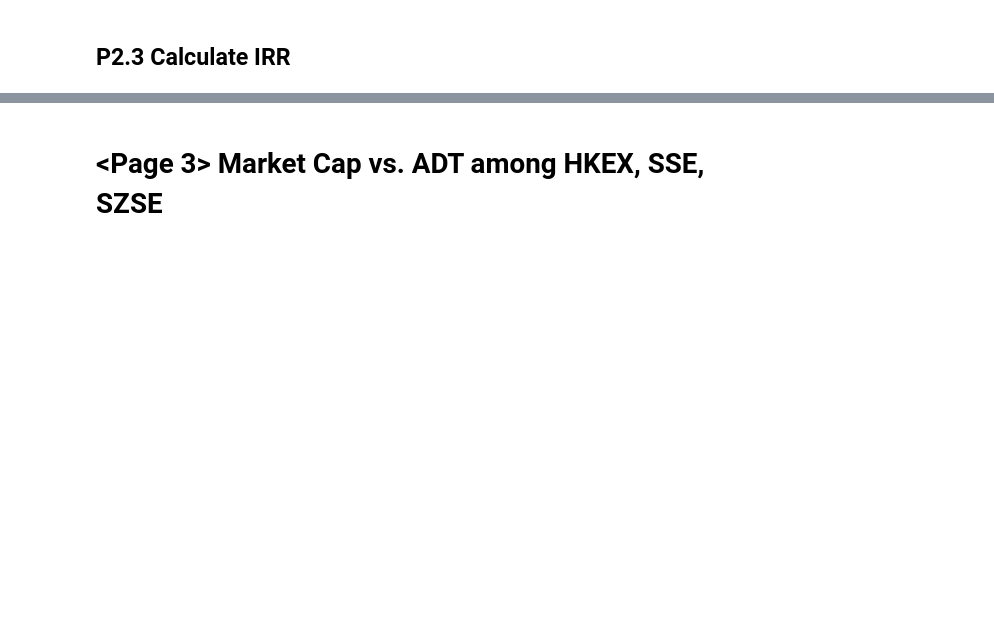
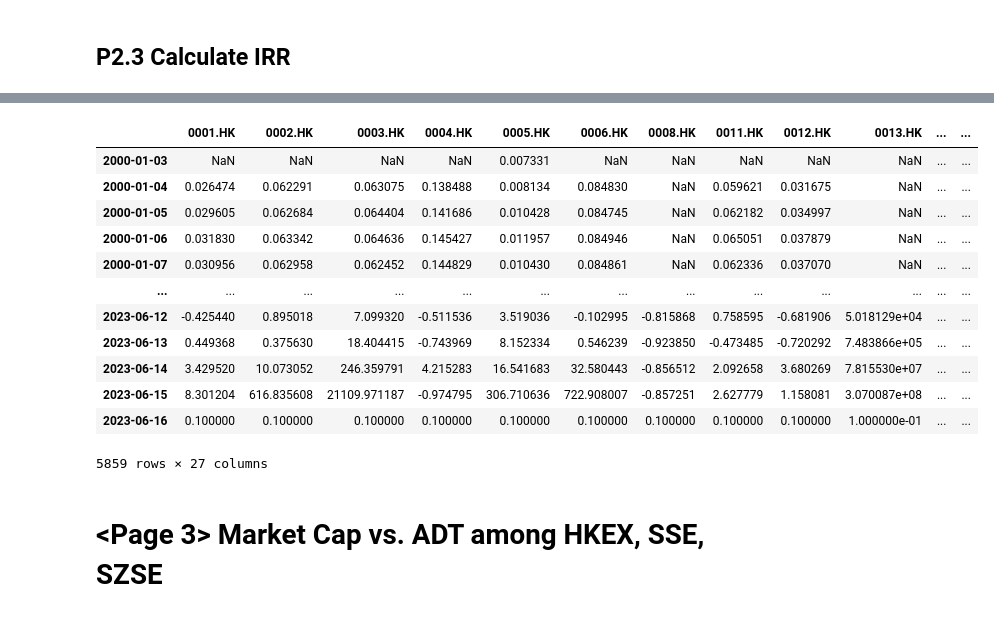
Before and after one commit to ckyma/exchatbook, a Jupyter notebook: getYahooData.ipynb, the cells around one changed output, grey strips where cells are left out. Saved outputs shown, nothing was run; the diff lists cells and outputs as text; code cells hidden in the pictures; blank space fills up the shorter version.

```diff
--- a/getYahooData.ipynb
+++ b/getYahooData.ipynb
@@ -922,0 +973,7 @@ ftas_data = pd.read_pickle("ftas_data.pkl")
+# %%
+if not pd.isna(value):
+    temp = pd.Series(xirr([index, last_date], [-value, last_value]), index = [index], dtype='float64')
+else:
+    temp = pd.Series(None, index = [index], dtype='float64')
+tempdata = pd.concat([tempdata, temp])
+tempdata
@@ -922,0 +984,10 @@ ftas_data = pd.read_pickle("ftas_data.pkl")
+# %%
+for index, value in data.items():
+    if not pd.isna(value):
+        temp = pd.Series(xirr([index, last_date], [-value, last_value]), index = [index], dtype='float64')
+    else:
+        temp = pd.Series(None, index = [index], dtype='float64')
+    tempdata = pd.concat([tempdata, temp])
+# %%
+tempdata.name = "0001.HK"
+tempdata
@@ -923,3 +1026,35 @@ ftas_data = pd.read_pickle("ftas_data.pkl")
+# %%
+hsci_irr = pd.DataFrame()
+
+for ticker, data in hsci_data["Adj Close"].items():
+    last_date = pd.Series.last_valid_index(data)
+    last_value = data[pd.Series.last_valid_index(data)]
+
+    tempdata = pd.Series(dtype='float64')
+    for index, value in data.items():
+        if not pd.isna(value):
+            temp = pd.Series(xirr([index, last_date], [-abs(value), last_value]), index = [index], dtype='float64')
+        else:
+            temp = pd.Series(None, index = [index], dtype='float64')
+        tempdata = pd.concat([tempdata, temp])
+
+    hsci_irr[ticker] = tempdata
+# %%
+hsci_irr
+# %% [output]
+|  | 0001.HK | 0002.HK | 0003.HK | 0004.HK | 0005.HK | 0006.HK | 0008.HK | 0011.HK | 0012.HK | 0013.HK | ... | ... |
+| 2000-01-03 | NaN | NaN | NaN | NaN | 0.007331 | NaN | NaN | NaN | NaN | NaN | ... | ... |
+| 2000-01-04 | 0.026474 | 0.062291 | 0.063075 | 0.138488 | 0.008134 | 0.084830 | NaN | 0.059621 | 0.031675 | NaN | ... | ... |
+| 2000-01-05 | 0.029605 | 0.062684 | 0.064404 | 0.141686 | 0.010428 | 0.084745 | NaN | 0.062182 | 0.034997 | NaN | ... | ... |
+| 2000-01-06 | 0.031830 | 0.063342 | 0.064636 | 0.145427 | 0.011957 | 0.084946 | NaN | 0.065051 | 0.037879 | NaN | ... | ... |
+| 2000-01-07 | 0.030956 | 0.062958 | 0.062452 | 0.144829 | 0.010430 | 0.084861 | NaN | 0.062336 | 0.037070 | NaN | ... | ... |
+| ... | ... | ... | ... | ... | ... | ... | ... | ... | ... | ... | ... | ... |
+| 2023-06-12 | -0.425440 | 0.895018 | 7.099320 | -0.511536 | 3.519036 | -0.102995 | -0.815868 | 0.758595 | -0.681906 | 5.018129e+04 | ... | ... |
+| 2023-06-13 | 0.449368 | 0.375630 | 18.404415 | -0.743969 | 8.152334 | 0.546239 | -0.923850 | -0.473485 | -0.720292 | 7.483866e+05 | ... | ... |
+| 2023-06-14 | 3.429520 | 10.073052 | 246.359791 | 4.215283 | 16.541683 | 32.580443 | -0.856512 | 2.092658 | 3.680269 | 7.815530e+07 | ... | ... |
+| 2023-06-15 | 8.301204 | 616.835608 | 21109.971187 | -0.974795 | 306.710636 | 722.908007 | -0.857251 | 2.627779 | 1.158081 | 3.070087e+08 | ... | ... |
+| 2023-06-16 | 0.100000 | 0.100000 | 0.100000 | 0.100000 | 0.100000 | 0.100000 | 0.100000 | 0.100000 | 0.100000 | 1.000000e-01 | ... | ... |
+5859 rows × 27 columns
 # %% [markdown]
 # <Page 3> Market Cap vs. ADT among HKEX, SSE, SZSE
 # %% [markdown]
```
Also changed, not shown: parts of 16 cells of this notebook.
